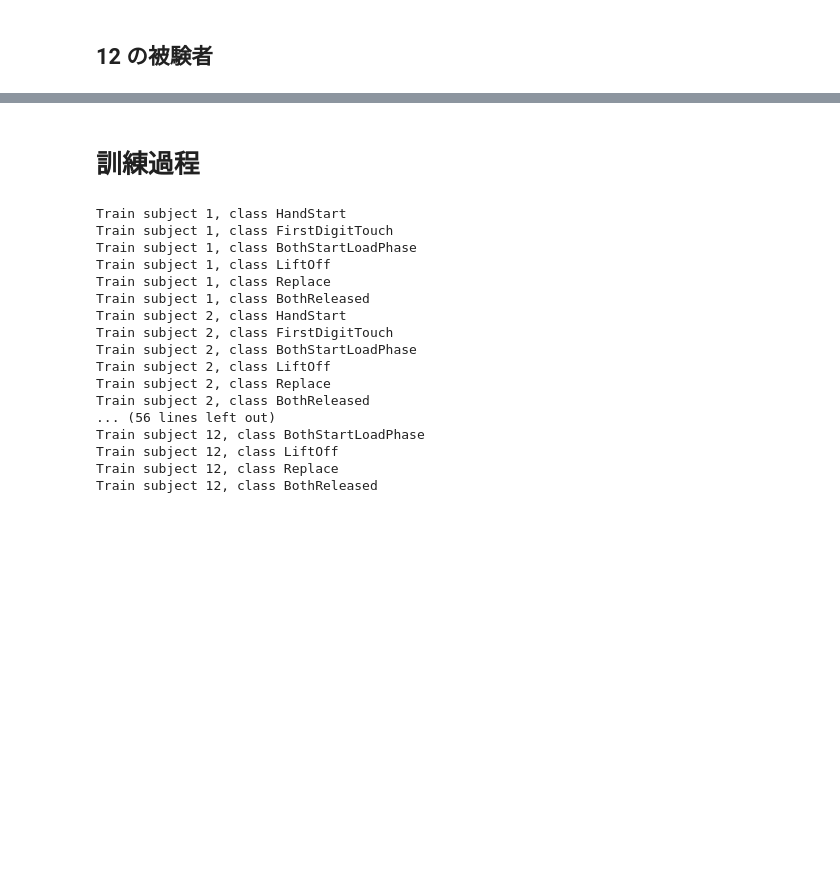
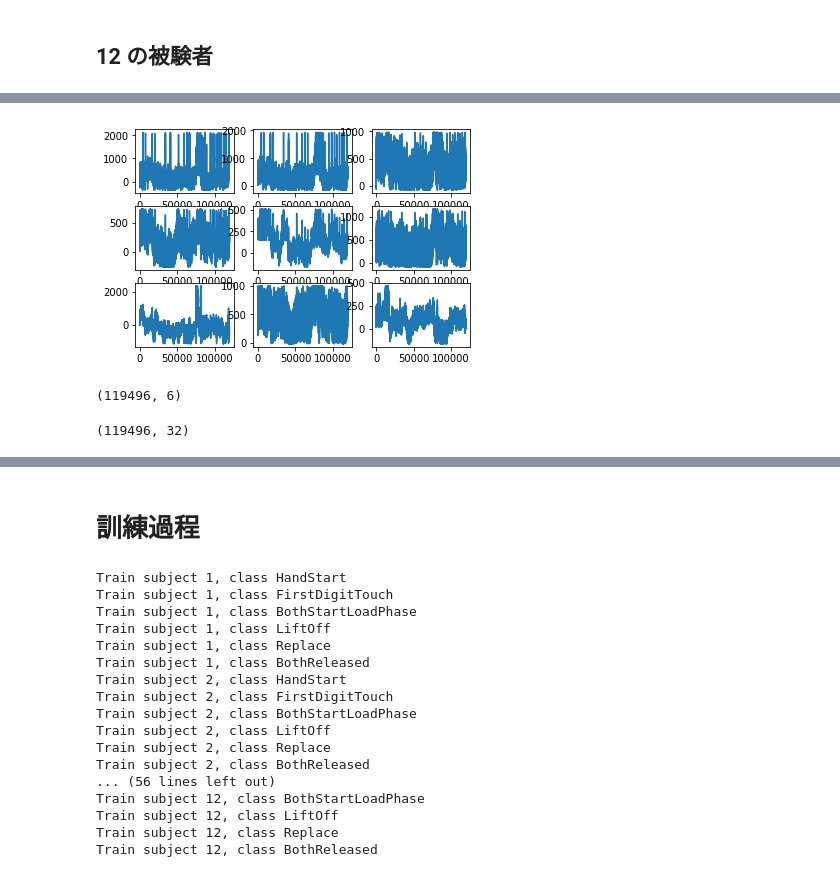
Before and after one commit to shimalice/GAL_EEG, a Jupyter notebook: test.ipynb, the cells around one changed output, grey strips where cells are left out. Saved outputs shown, nothing was run; the diff lists cells and outputs as text; code cells hidden in the pictures; blank space fills up the shorter version.

```diff
--- a/test.ipynb
+++ b/test.ipynb
@@ -98,0 +248,3 @@ pred_tot = []
+# %%
+l = [0.005, 0.05, 0.25, 0.5, 0.75, 0.995]
+X.describe(percentiles=l)
@@ -98,0 +265,9 @@ pred_tot = []
+# %%
+for i in range(len(X_columns)):
+    num_under_005 = X.describe(percentiles=l)[X_columns[i]]['0.5%']
+    num_over_955 = X.describe(percentiles=l)[X_columns[i]]['99.5%']
+    mean_X = X.describe(percentiles=l)[X_columns[i]]['mean']
+    X[X_columns[i]] = X[X_columns[i]].where(X[X_columns[i]] > num_under_005, mean_X)
+    X[X_columns[i]] = X[X_columns[i]].where(X[X_columns[i]] < num_over_955, mean_X)
+
+X.head()
@@ -98,0 +298,24 @@ pred_tot = []
+# %%
+plt.figure(1)
+
+for i in range(0, 9):
+    no_fig  = "33" + str(i+1)
+    plt.subplot(int(no_fig))
+    plt.plot(X[X_columns[i]])
+
+plt.show()
+# %% [output]
+[figure, added]
+# %%
+#numpy arrayにする
+X = np.asarray(X.astype(float))
+y = np.asarray(y.astype(float))
+y.shape
+# %% [output]
+(119496, 6)
+# %%
+# 119,496サンプリングポイント/500Hz ≒ 240s
+# 32 channels
+X.shape
+# %% [output]
+(119496, 32)
```
Also changed, not shown: parts of 44 cells of this notebook.
